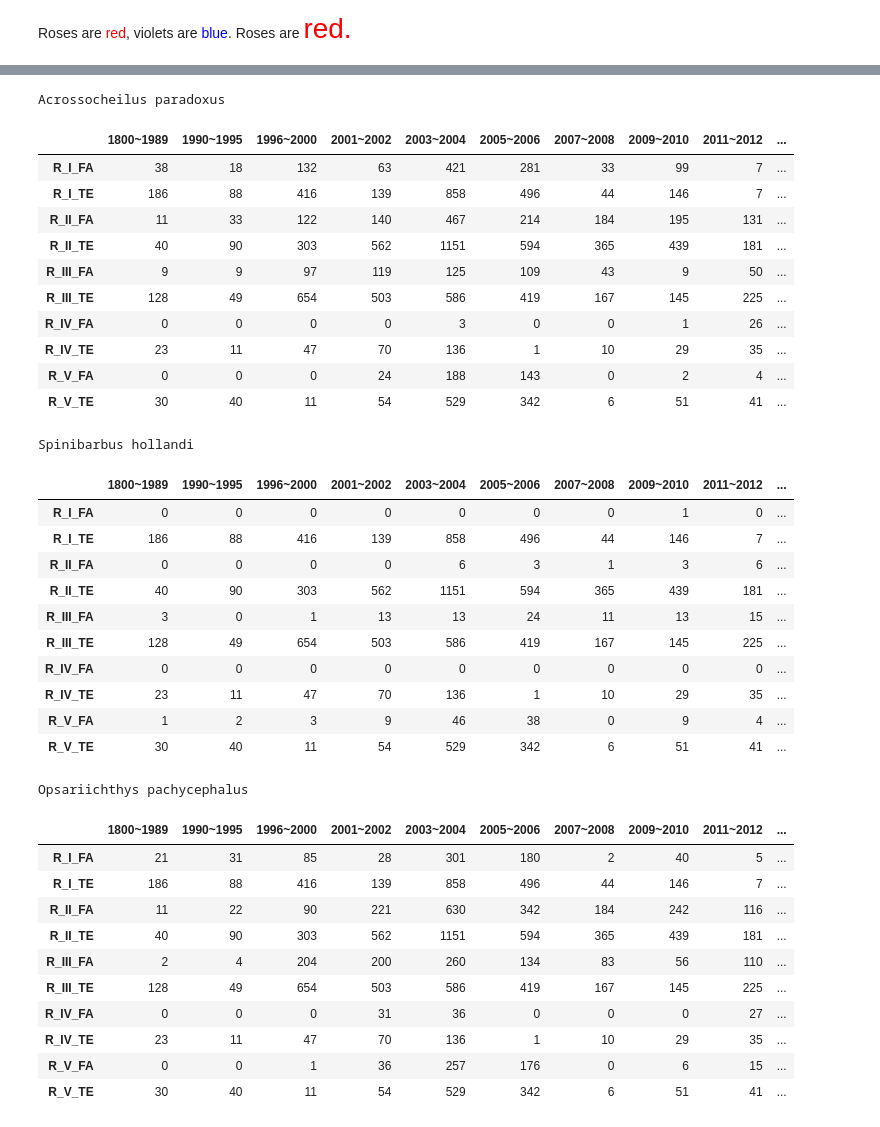
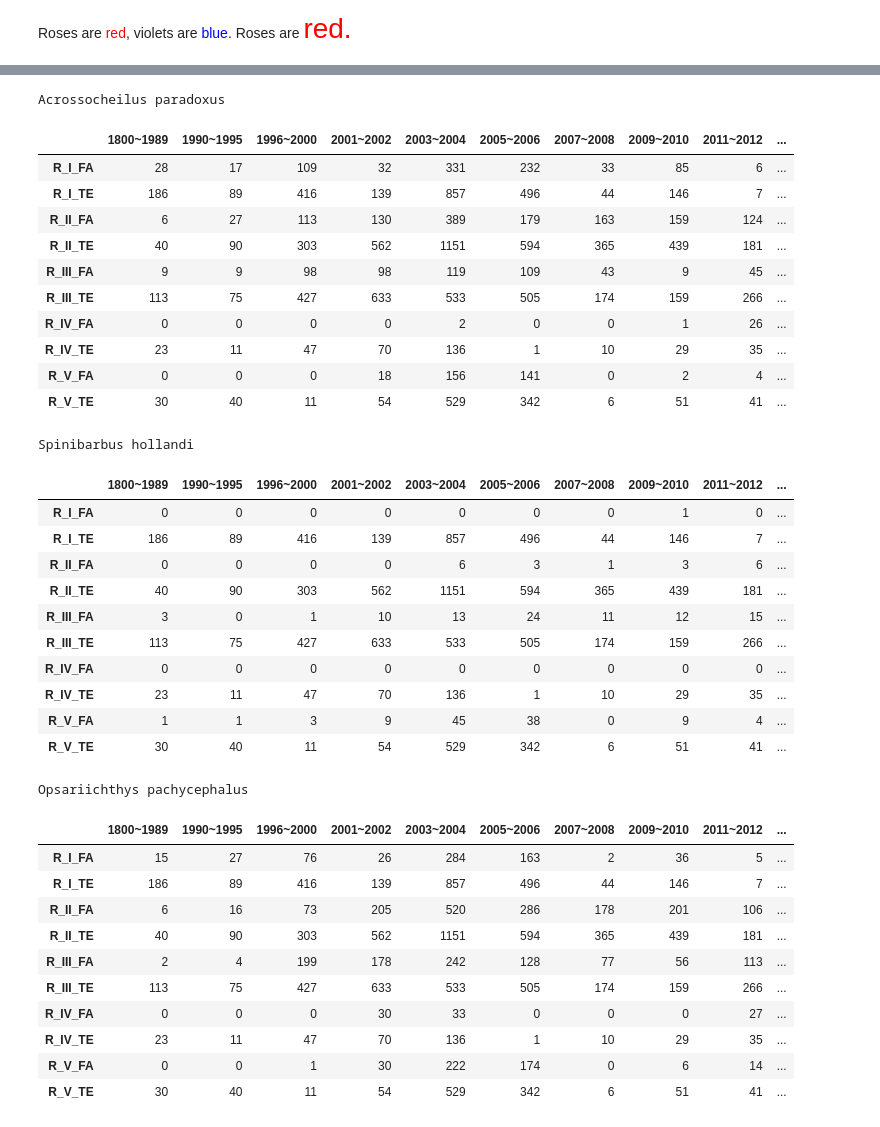
Before and after one commit to even311379/NaitiveInvasiveFish, a Jupyter notebook: NIFWFA.ipynb, the cells around one changed output, grey strips where cells are left out. Saved outputs shown, nothing was run; the diff lists cells and outputs as text; code cells hidden in the pictures.

```diff
--- a/NIFWFA.ipynb
+++ b/NIFWFA.ipynb
@@ -37,4 +40,6 @@ N = Name.iloc[:,0].tolist()
 BOOL = [i in N for i in DATA.Scientific_name]
 DATA = DATA[BOOL]
 
-Polygons = ps.open('淡水魚分佈區\\CatchmentArea6_WGS84.shp').read()
+Polygons = ps.open('淡水魚分佈區\\CatchmentArea6_S_WGS84.shp').read()
+print(DATA.head())
+print(DATA.columns)
@@ -40,0 +61,20 @@ Polygons = ps.open('淡水魚分佈區\\CatchmentArea6_WGS84.shp').read()
+# %%
+m = folium.Map(location=[24, 121], zoom_start=7, tiles="Stamen Terrain")
+# Polygons[i].vertices
+# Polygons[i].centroid
+for i,c in zip(range(5),['#ffffff','#00ff00','#ff0000','#0000ff','#000000',]):
+    A = {"type": "FeatureCollection","features":\
+          [{"type": "Feature","properties": {},"geometry":\
+            {"type": "Polygon","coordinates": [Polygons[i].vertices]}}]}
+    folium.GeoJson(A,name='geojson').add_to(m)
+    m.choropleth(geo_str=A,fill_color=c,fill_opacity=0.3)
+icon_url = ['https://image.flaticon.com/icons/svg/188/188253.svg',
+           'https://image.flaticon.com/icons/svg/188/188254.svg',
+           'https://image.flaticon.com/icons/svg/188/188255.svg',
+           'https://image.flaticon.com/icons/svg/188/188256.svg',
+           'https://image.flaticon.com/icons/svg/188/188257.svg']
+
+for N in range(5):
+    icon = folium.features.CustomIcon(icon_image=icon_url[N],icon_size=(30, 30))
+    folium.Marker((Polygons[N].centroid[1],Polygons[N].centroid[0]),popup='Nothing', icon=icon).add_to(m)
+m
@@ -61,7 +103,7 @@ def TEC(polygon,fishname='Acrossocheilus paradoxus',after=2010,before=2020):
     TMP3 = TMP.drop_duplicates(subset=['Latitude','Longitude','Year','Month','Source'],keep='first')
     TE = sum(PIPC(TMP3.Latitude,TMP3.Longitude,polygon))
     # Calculate fish appearance
-    TMP4 = TMP[TMP.Scientific_name==fishname]
+    TMP4 = TMP[TMP.Scientific_name==fishname].drop_duplicates(subset=['Latitude','Longitude','Year','Month','Source'],keep='first')
     FA = sum(PIPC(TMP4.Latitude,TMP4.Longitude,polygon))
     return (FA,TE)
 # %%
@@ -84,48 +126,51 @@ def OUTTABLE(fishname='Acrossocheilus paradoxus',output=False):
     print(fishname)
     return OUT
 # %%
-OUTTABLE('Acrossocheilus paradoxus')
+Ap = OUTTABLE('Acrossocheilus paradoxus')
+Ap
 # %% [output]
 Acrossocheilus paradoxus
 |  | 1800~1989 | 1990~1995 | 1996~2000 | 2001~2002 | 2003~2004 | 2005~2006 | 2007~2008 | 2009~2010 | 2011~2012 | ... |
-| R_I_FA | 38 | 18 | 132 | 63 | 421 | 281 | 33 | 99 | 7 | ... |
-| R_I_TE | 186 | 88 | 416 | 139 | 858 | 496 | 44 | 146 | 7 | ... |
-| R_II_FA | 11 | 33 | 122 | 140 | 467 | 214 | 184 | 195 | 131 | ... |
+| R_I_FA | 28 | 17 | 109 | 32 | 331 | 232 | 33 | 85 | 6 | ... |
+| R_I_TE | 186 | 89 | 416 | 139 | 857 | 496 | 44 | 146 | 7 | ... |
+| R_II_FA | 6 | 27 | 113 | 130 | 389 | 179 | 163 | 159 | 124 | ... |
 | R_II_TE | 40 | 90 | 303 | 562 | 1151 | 594 | 365 | 439 | 181 | ... |
-| R_III_FA | 9 | 9 | 97 | 119 | 125 | 109 | 43 | 9 | 50 | ... |
-| R_III_TE | 128 | 49 | 654 | 503 | 586 | 419 | 167 | 145 | 225 | ... |
-| R_IV_FA | 0 | 0 | 0 | 0 | 3 | 0 | 0 | 1 | 26 | ... |
+| R_III_FA | 9 | 9 | 98 | 98 | 119 | 109 | 43 | 9 | 45 | ... |
+| R_III_TE | 113 | 75 | 427 | 633 | 533 | 505 | 174 | 159 | 266 | ... |
+| R_IV_FA | 0 | 0 | 0 | 0 | 2 | 0 | 0 | 1 | 26 | ... |
 | R_IV_TE | 23 | 11 | 47 | 70 | 136 | 1 | 10 | 29 | 35 | ... |
-| R_V_FA | 0 | 0 | 0 | 24 | 188 | 143 | 0 | 2 | 4 | ... |
+| R_V_FA | 0 | 0 | 0 | 18 | 156 | 141 | 0 | 2 | 4 | ... |
 | R_V_TE | 30 | 40 | 11 | 54 | 529 | 342 | 6 | 51 | 41 | ... |
 # %%
-OUTTABLE('Spinibarbus hollandi')
+Sh = OUTTABLE('Spinibarbus hollandi')
+Sh
 # %% [output]
 Spinibarbus hollandi
 |  | 1800~1989 | 1990~1995 | 1996~2000 | 2001~2002 | 2003~2004 | 2005~2006 | 2007~2008 | 2009~2010 | 2011~2012 | ... |
 | R_I_FA | 0 | 0 | 0 | 0 | 0 | 0 | 0 | 1 | 0 | ... |
-| R_I_TE | 186 | 88 | 416 | 139 | 858 | 496 | 44 | 146 | 7 | ... |
+| R_I_TE | 186 | 89 | 416 | 139 | 857 | 496 | 44 | 146 | 7 | ... |
 | R_II_FA | 0 | 0 | 0 | 0 | 6 | 3 | 1 | 3 | 6 | ... |
 | R_II_TE | 40 | 90 | 303 | 562 | 1151 | 594 | 365 | 439 | 181 | ... |
-| R_III_FA | 3 | 0 | 1 | 13 | 13 | 24 | 11 | 13 | 15 | ... |
-| R_III_TE | 128 | 49 | 654 | 503 | 586 | 419 | 167 | 145 | 225 | ... |
+| R_III_FA | 3 | 0 | 1 | 10 | 13 | 24 | 11 | 12 | 15 | ... |
+| R_III_TE | 113 | 75 | 427 | 633 | 533 | 505 | 174 | 159 | 266 | ... |
 | R_IV_FA | 0 | 0 | 0 | 0 | 0 | 0 | 0 | 0 | 0 | ... |
 | R_IV_TE | 23 | 11 | 47 | 70 | 136 | 1 | 10 | 29 | 35 | ... |
-| R_V_FA | 1 | 2 | 3 | 9 | 46 | 38 | 0 | 9 | 4 | ... |
+| R_V_FA | 1 | 1 | 3 | 9 | 45 | 38 | 0 | 9 | 4 | ... |
 | R_V_TE | 30 | 40 | 11 | 54 | 529 | 342 | 6 | 51 | 41 | ... |
 # %%
-OUTTABLE('Opsariichthys pachycephalus')
+Op = OUTTABLE('Opsariichthys pachycephalus')
+Op
 # %% [output]
 Opsariichthys pachycephalus
 |  | 1800~1989 | 1990~1995 | 1996~2000 | 2001~2002 | 2003~2004 | 2005~2006 | 2007~2008 | 2009~2010 | 2011~2012 | ... |
-| R_I_FA | 21 | 31 | 85 | 28 | 301 | 180 | 2 | 40 | 5 | ... |
-| R_I_TE | 186 | 88 | 416 | 139 | 858 | 496 | 44 | 146 | 7 | ... |
-| R_II_FA | 11 | 22 | 90 | 221 | 630 | 342 | 184 | 242 | 116 | ... |
+| R_I_FA | 15 | 27 | 76 | 26 | 284 | 163 | 2 | 36 | 5 | ... |
+| R_I_TE | 186 | 89 | 416 | 139 | 857 | 496 | 44 | 146 | 7 | ... |
+| R_II_FA | 6 | 16 | 73 | 205 | 520 | 286 | 178 | 201 | 106 | ... |
 | R_II_TE | 40 | 90 | 303 | 562 | 1151 | 594 | 365 | 439 | 181 | ... |
-| R_III_FA | 2 | 4 | 204 | 200 | 260 | 134 | 83 | 56 | 110 | ... |
-| R_III_TE | 128 | 49 | 654 | 503 | 586 | 419 | 167 | 145 | 225 | ... |
-| R_IV_FA | 0 | 0 | 0 | 31 | 36 | 0 | 0 | 0 | 27 | ... |
+| R_III_FA | 2 | 4 | 199 | 178 | 242 | 128 | 77 | 56 | 113 | ... |
+| R_III_TE | 113 | 75 | 427 | 633 | 533 | 505 | 174 | 159 | 266 | ... |
+| R_IV_FA | 0 | 0 | 0 | 30 | 33 | 0 | 0 | 0 | 27 | ... |
 | R_IV_TE | 23 | 11 | 47 | 70 | 136 | 1 | 10 | 29 | 35 | ... |
-| R_V_FA | 0 | 0 | 1 | 36 | 257 | 176 | 0 | 6 | 15 | ... |
+| R_V_FA | 0 | 0 | 1 | 30 | 222 | 174 | 0 | 6 | 14 | ... |
 | R_V_TE | 30 | 40 | 11 | 54 | 529 | 342 | 6 | 51 | 41 | ... |
 # %%
```
Also changed, not shown: parts of 21 cells of this notebook.
